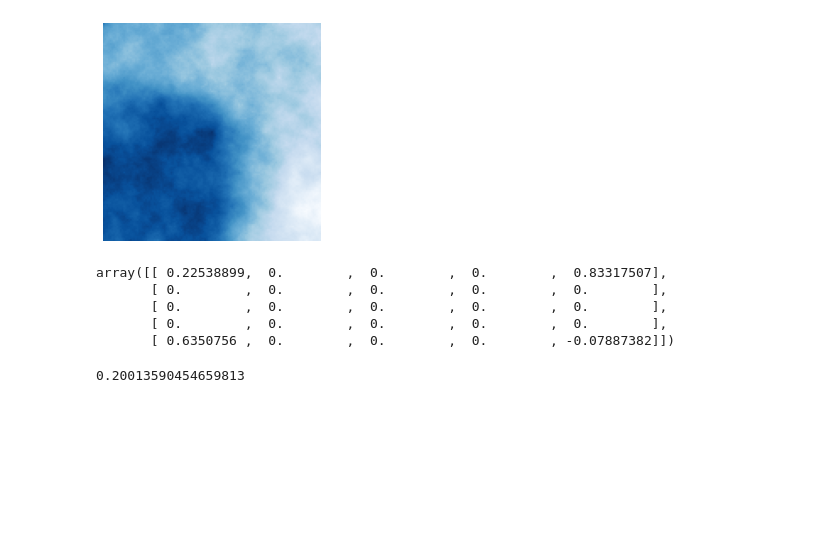
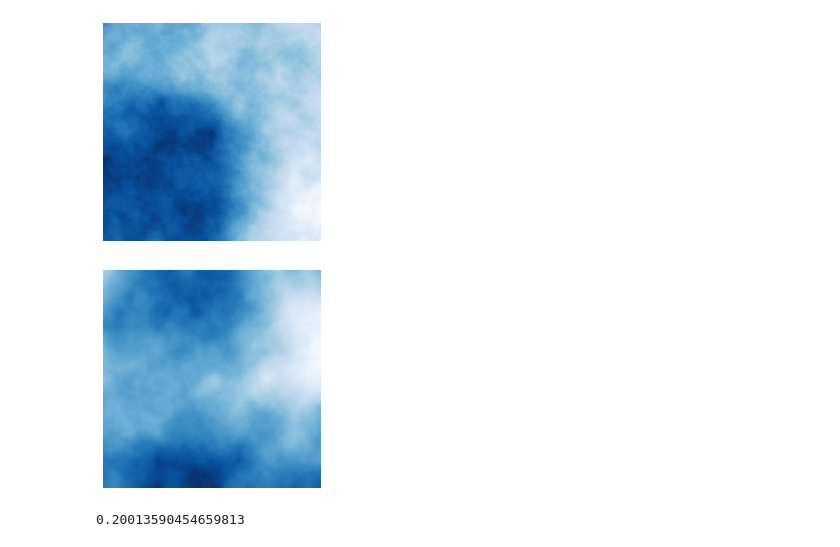
Before and after one commit to ReiYamahara/Miscellaneous-Pet-Projects, a Jupyter notebook: Fractal Landscapes/src/test_1.ipynb, the cells around one changed output. Cells and saved outputs as stored; diff of their text form; code cells hidden in the pictures; blank space fills up the shorter version.

```diff
--- a/Fractal Landscapes/src/test_1.ipynb
+++ b/Fractal Landscapes/src/test_1.ipynb
@@ -81,7 +81,7 @@ import matplotlib.pyplot as plt
 # Christian Hill, March 2016.
 
 # The array must be square with edge length 2**n + 1
-n = 6
+n = 10
 N = 2**n + 1
 # f scales the random numbers at each stage of the algorithm
 f = 1.0
@@ -105,38 +105,34 @@ while side > 1:
             arr[yc,xc] = (arr[y0,x0] + arr[y0,x1] + arr[y1,x0] + arr[y1,x1])/4
             arr[yc,xc] += f * np.random.uniform(-1,1)
 
     # Square step: NB don't do this step until the pixels from the preceding
     # diamond step have been set.
     for iy in range(2*nsquares+1):
         yc = sideo2 * iy
         for ix in range(nsquares+1):
             xc = side * ix + sideo2 * (1 - iy % 2)
             if not (0 <= xc < N and 0 <= yc < N):
                 continue
             tot, ntot = 0., 0
             # Set this pixel to the mean of its "square" neighbours plus
             # a random offset. At the edges, it has only three neighbours
             for (dx, dy) in ((-1,0), (1,0), (0,-1), (0,1)):
                 xs, ys = xc + dx*sideo2, yc + dy*sideo2
                 if not (0 <= xs < N and 0 <= ys < N):
                     continue
                 else:
                     tot += arr[ys, xs]
                     ntot += 1
             arr[yc, xc] += tot / ntot + f * np.random.uniform(-1,1)
     side = sideo2
     nsquares *= 2
     f /= 2
 
 plt.imshow(arr, cmap=plt.cm.Blues)
 plt.axis('off')
 plt.savefig('cloud.png')
 # %% [output]
-array([[ 0.22538899,  0.        ,  0.        ,  0.        ,  0.83317507],
-       [ 0.        ,  0.        ,  0.        ,  0.        ,  0.        ],
-       [ 0.        ,  0.        ,  0.        ,  0.        ,  0.        ],
-       [ 0.        ,  0.        ,  0.        ,  0.        ,  0.        ],
-       [ 0.6350756 ,  0.        ,  0.        ,  0.        , -0.07887382]])
+[figure, added]
 # %%
 # using brownian motion
 # %% [output]
```
Also changed, not shown: parts of 6 cells of this notebook, 5 other files.
